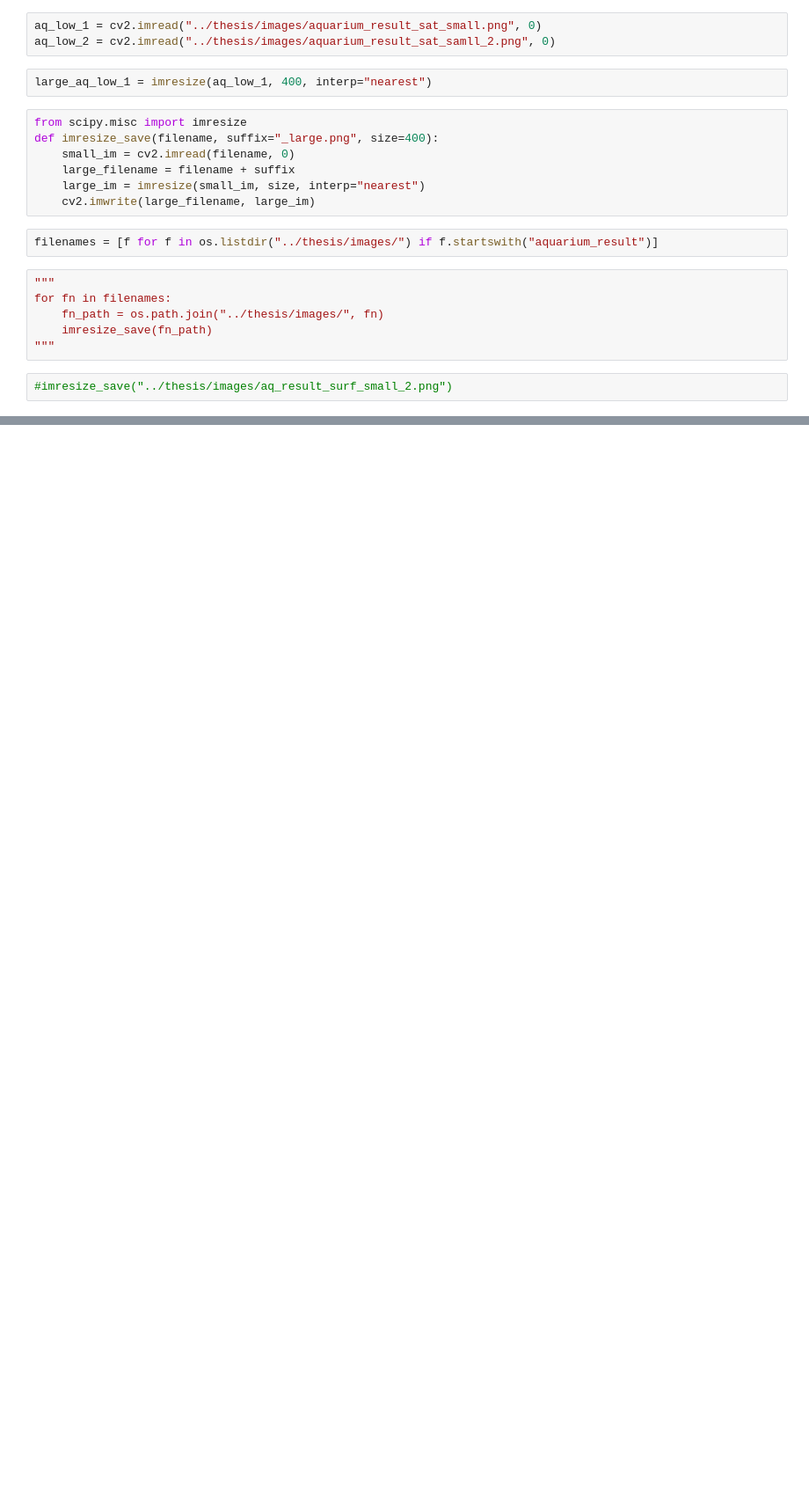
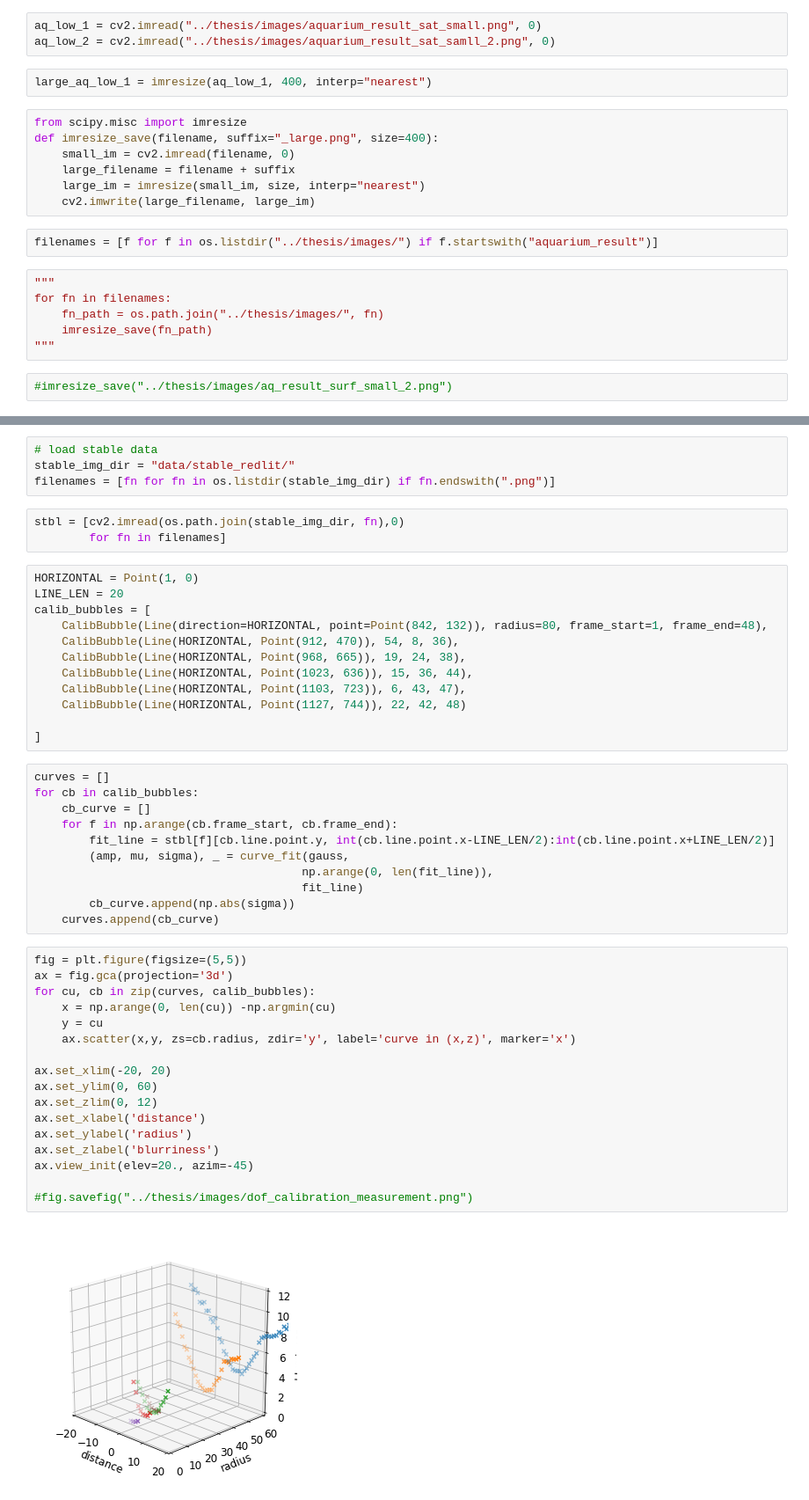
Before and after one commit to zazizizou/gradient_ansatz, a Jupyter notebook: thesis_graphsand_figures.ipynb, the cells around one changed output, grey strips where cells are left out. Shown at 88% size. Cells and saved outputs as stored; diff of their text form; blank space fills up the shorter version.

Commit message:
dof calib figures

```diff
--- a/thesis_graphsand_figures.ipynb
+++ b/thesis_graphsand_figures.ipynb
@@ -448,0 +473,49 @@ for fn in filenames:
+# %%
+# load stable data
+stable_img_dir = "data/stable_redlit/"
+filenames = [fn for fn in os.listdir(stable_img_dir) if fn.endswith(".png")]
+# %%
+stbl = [cv2.imread(os.path.join(stable_img_dir, fn),0)
+        for fn in filenames]
+# %%
+HORIZONTAL = Point(1, 0)
+LINE_LEN = 20
+calib_bubbles = [
+    CalibBubble(Line(direction=HORIZONTAL, point=Point(842, 132)), radius=80, frame_start=1, frame_end=48),
+    CalibBubble(Line(HORIZONTAL, Point(912, 470)), 54, 8, 36),
+    CalibBubble(Line(HORIZONTAL, Point(968, 665)), 19, 24, 38),
+    CalibBubble(Line(HORIZONTAL, Point(1023, 636)), 15, 36, 44),
+    CalibBubble(Line(HORIZONTAL, Point(1103, 723)), 6, 43, 47),
+    CalibBubble(Line(HORIZONTAL, Point(1127, 744)), 22, 42, 48)
+
+]
+# %%
+curves = []
+for cb in calib_bubbles:
+    cb_curve = []
+    for f in np.arange(cb.frame_start, cb.frame_end):
+        fit_line = stbl[f][cb.line.point.y, int(cb.line.point.x-LINE_LEN/2):int(cb.line.point.x+LINE_LEN/2)]
+        (amp, mu, sigma), _ = curve_fit(gauss,
+                                       np.arange(0, len(fit_line)),
+                                       fit_line)
+        cb_curve.append(np.abs(sigma))
+    curves.append(cb_curve)
+# %%
+fig = plt.figure(figsize=(5,5))
+ax = fig.gca(projection='3d')
+for cu, cb in zip(curves, calib_bubbles):
+    x = np.arange(0, len(cu)) -np.argmin(cu)
+    y = cu
+    ax.scatter(x,y, zs=cb.radius, zdir='y', label='curve in (x,z)', marker='x')
+
+ax.set_xlim(-20, 20)
+ax.set_ylim(0, 60)
+ax.set_zlim(0, 12)
+ax.set_xlabel('distance')
+ax.set_ylabel('radius')
+ax.set_zlabel('blurriness')
+ax.view_init(elev=20., azim=-45)
+
+#fig.savefig("../thesis/images/dof_calibration_measurement.png")
+# %% [output]
+[figure, added]
```
Also changed, not shown: parts of 17 cells of this notebook, 1 other file.
